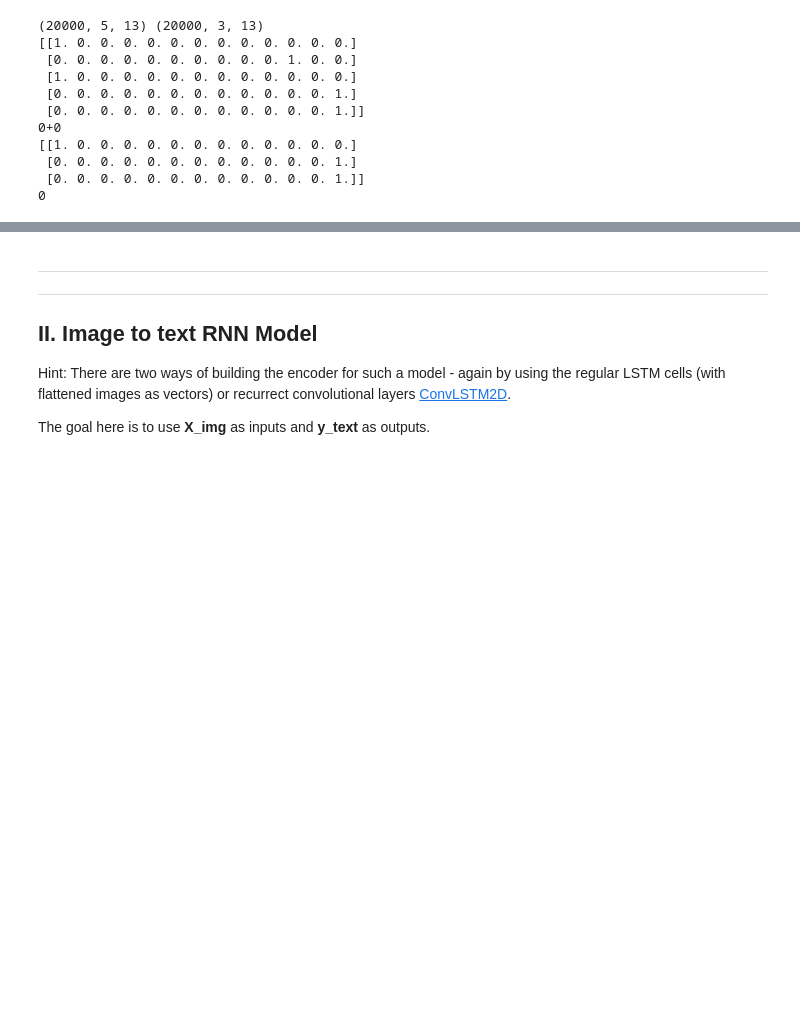
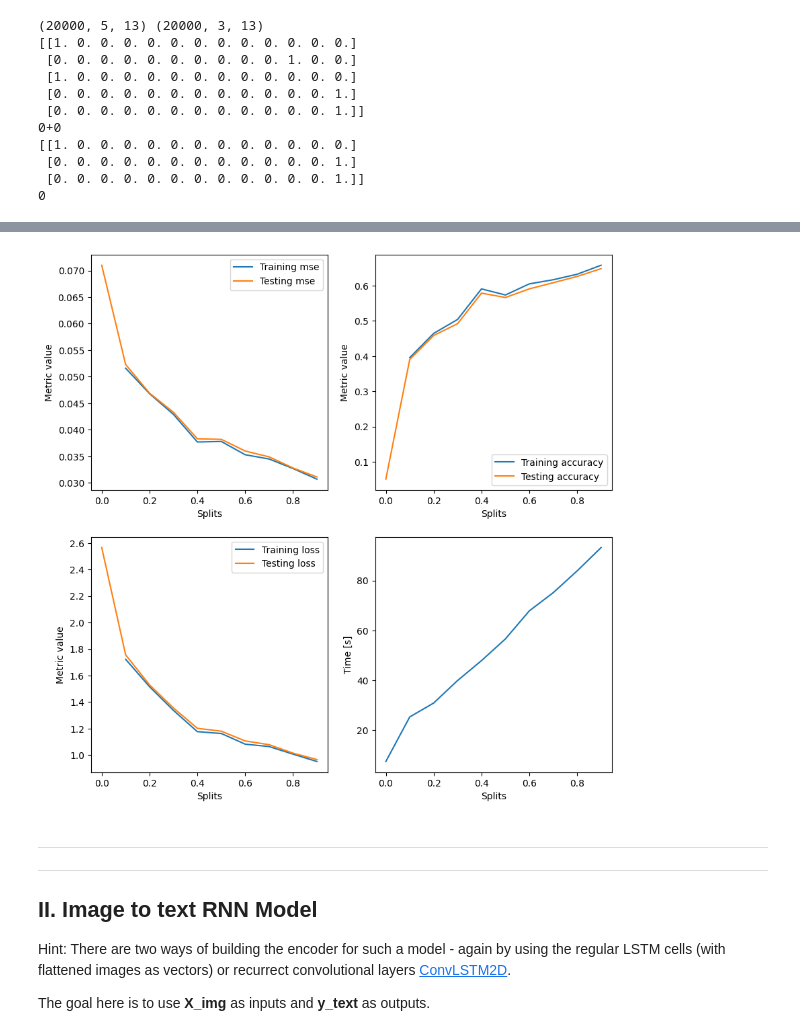
Before and after one commit to Spijkerberg/IDL-A2, a Jupyter notebook: individual_solns/A2_menno.ipynb, the cells around one changed output, grey strips where cells are left out. Cells and saved outputs as stored; diff of their text form; code cells hidden in the pictures; blank space fills up the shorter version.

```diff
--- a/individual_solns/A2_menno.ipynb
+++ b/individual_solns/A2_menno.ipynb
@@ -437,3 +433,40 @@ plt.show()
+# %%
+data = np.array([
+    [0.0, np.nan,  np.nan,  np.nan,  2.565 , 0.0509, 0.071 , 7.409 ],
+    [0.1, 1.7229,  0.3957,  0.0516,  1.7563, 0.3905, 0.0523, 25.286],
+    [0.2, 1.516 ,  0.4644,  0.0468,  1.5299, 0.4584, 0.0469, 30.865],
+    [0.3, 1.3377,  0.5039,  0.0429,  1.3555, 0.4919, 0.0433, 39.903],
+    [0.4, 1.1774,  0.5907,  0.0377,  1.2027, 0.5786, 0.0383, 47.878],
+    [0.5, 1.1637,  0.5733,  0.0378,  1.181 , 0.5662, 0.0382, 56.584],
+    [0.6, 1.0832,  0.6049,  0.0353,  1.1074, 0.5907, 0.036 , 67.838],
+    [0.7, 1.0651,  0.6166,  0.0345,  1.0792, 0.6082, 0.0349, 75.141],
+    [0.8, 1.0079,  0.6322,  0.0327,  1.0154, 0.6259, 0.0328, 83.877],
+    [0.9, 0.9524,  0.6577,  0.0307,  0.9671, 0.648 , 0.0311, 93.216],
+]).T
+
+fig, ((mse_plot, acc_plot), (loss_plot, time_plot)) = plt.subplots(2, 2, figsize=(10,10))
+mse_plot.plot(data[0], data[3], label='Training mse')
+mse_plot.plot(data[0], data[6], label='Testing mse')
+mse_plot.set_xlabel('Splits')
+mse_plot.set_ylabel('Metric value')
+mse_plot.legend()
+acc_plot.plot(data[0], data[2], label='Training accuracy')
+acc_plot.plot(data[0], data[5], label='Testing accuracy')
+acc_plot.set_xlabel('Splits')
+acc_plot.set_ylabel('Metric value')
+acc_plot.legend()
+loss_plot.plot(data[0], data[1], label='Training loss')
+loss_plot.plot(data[0], data[4], label='Testing loss')
+loss_plot.set_xlabel('Splits')
+loss_plot.set_ylabel('Metric value')
+loss_plot.legend()
+time_plot.plot(data[0], data[7])
+time_plot.set_xlabel('Splits')
+time_plot.set_ylabel('Time [s]')
+
+plt.show()
+# %% [output]
+[figure, added]
 # %% [markdown]
 
 ---
```
Also changed, not shown: parts of 14 cells of this notebook.
